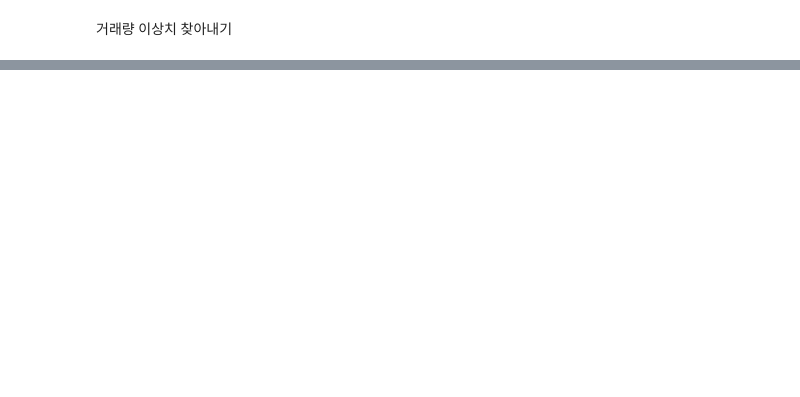
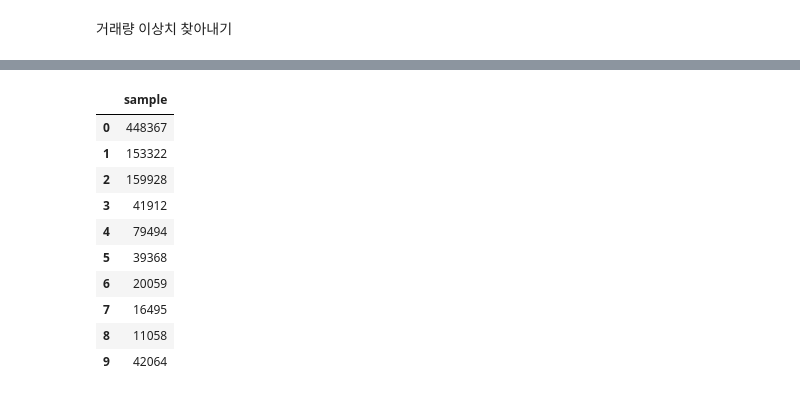
Before and after one commit to kknaks/assingment, a Jupyter notebook: 221228_stock/stock3.ipynb, the cells around one changed output, grey strips where cells are left out. Saved outputs shown, nothing was run; the diff lists cells and outputs as text; code cells hidden in the pictures; blank space fills up the shorter version.

```diff
--- a/221228_stock/stock3.ipynb
+++ b/221228_stock/stock3.ipynb
@@ -33,0 +135,14 @@ dtype: float64
+# %%
+br_vol
+# %% [output]
+|  | sample |
+| 0 | 448367 |
+| 1 | 153322 |
+| 2 | 159928 |
+| 3 | 41912 |
+| 4 | 79494 |
+| 5 | 39368 |
+| 6 | 20059 |
+| 7 | 16495 |
+| 8 | 11058 |
+| 9 | 42064 |
```
Also changed, not shown: parts of 23 cells of this notebook, 3 other files.
